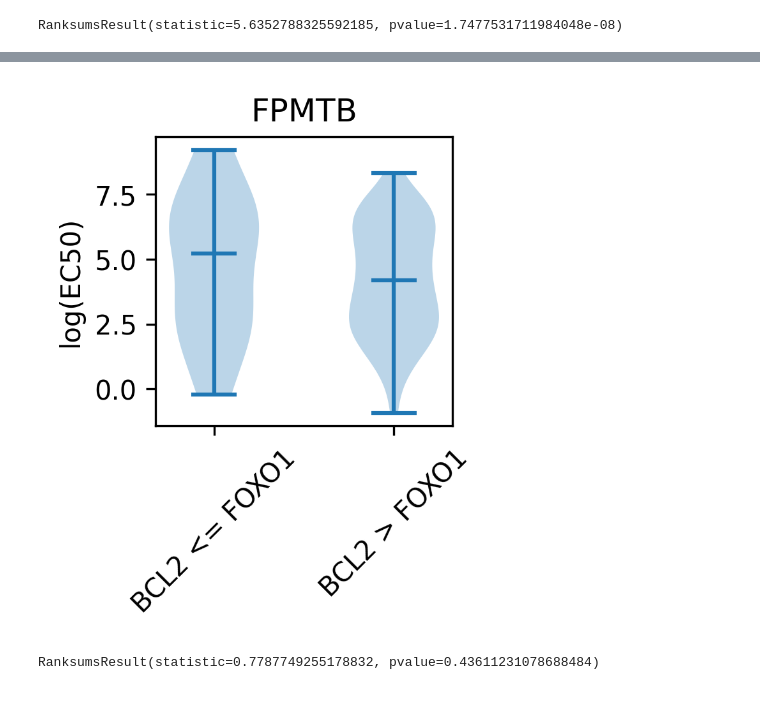
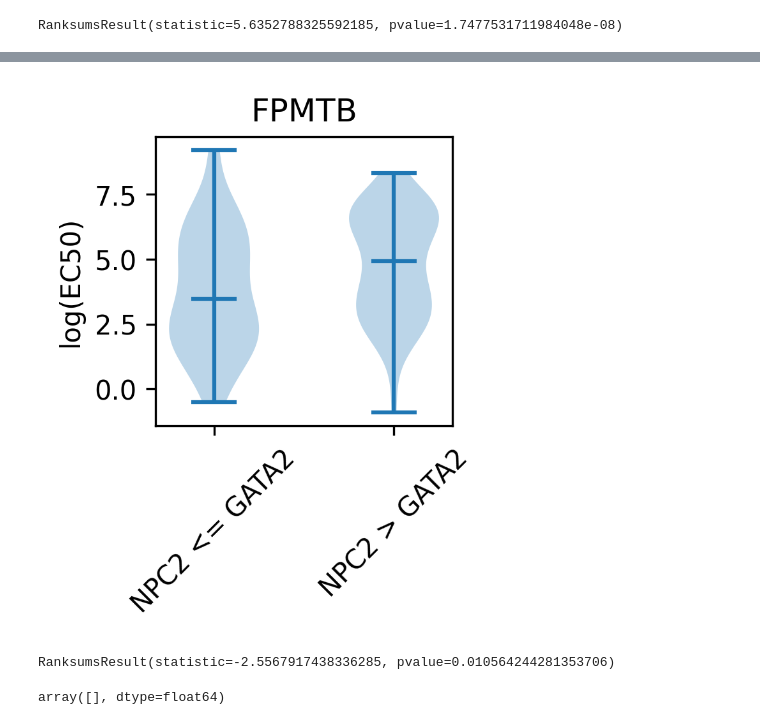
Before and after one commit to gloriachin/KG_Prediction_AML, a Jupyter notebook: step9_validation_of_features.ipynb, the cells around one changed output, grey strips where cells are left out. Cells and saved outputs as stored; diff of their text form; code cells hidden in the pictures.

```diff
--- a/step9_validation_of_features.ipynb
+++ b/step9_validation_of_features.ipynb
@@ -343,14 +436,14 @@ Feature = "NPC2-GATA2"
 NPC2_GATA2_df = CPM_FIMM.loc[["ENSG00000119655","ENSG00000179348"],:]
 
 
-Feature = "BCL2-NFKB2"
-NPC2_GATA2_df = CPM_FIMM.loc[["ENSG00000171791","ENSG00000077150"],:]
+#Feature = "BCL2-NFKB2"
+#NPC2_GATA2_df = CPM_FIMM.loc[["ENSG00000171791","ENSG00000077150"],:]
 
 #Feature = "FGD4-MIR4519" #MIR4519 is not measured in FIMM dataset
 #NPC2_GATA2_dfCPM_FIMM.loc[["ENSG00000139132","ENSG00000265991"]]
 
-Feature = "BCL2-FOXO1"
-NPC2_GATA2_df = CPM_FIMM.loc[["ENSG00000171791","ENSG00000150907"]]
+#Feature = "BCL2-FOXO1"
+#NPC2_GATA2_df = CPM_FIMM.loc[["ENSG00000171791","ENSG00000150907"]]
 
 NPC2_GATA2_df.index = [Feature.split("-")[0],Feature.split("-")[1]]
 
@@ -358,32 +451,32 @@ NPC2_GATA2_df.index = [Feature.split("-")[0],Feature.split("-")[1]]
 NPC2_GATA2_df = NPC2_GATA2_df.loc[:,NPC2_GATA2_df.columns.str.contains("AML")]
 
 # exclude healthy samples in Venetoclax_FIMM
 Venetoclax_FIMM = Venetoclax_FIMM.loc[Venetoclax_FIMM['Sample_ID'].str.contains("AML"),:]
 #Venetoclax_FIMM
 
 
 # substrate NPC2 with GATA2
 new_feature_df_t_FIMM = formating_relative_expression(NPC2_GATA2_df,[Feature.split("-")[0]],[Feature.split("-")[1]], KG_reg)
 new_feature_df_t_FIMM.columns = [Feature]
 
 #Feature = "FGD4-MIR4519"
 
 arr1 = Venetoclax_FIMM.loc[Venetoclax_FIMM["Sample_ID"].isin(new_feature_df_t_FIMM.loc[new_feature_df_t_FIMM[Feature] == 0,].index)]['EC50']
 arr2 = Venetoclax_FIMM.loc[Venetoclax_FIMM["Sample_ID"].isin(new_feature_df_t_FIMM.loc[new_feature_df_t_FIMM[Feature] == 1,].index)]['EC50']
 
 
 #plot a violin plot for arr1 and arr2
 plt.figure(dpi = 300, figsize = (2, 2))
 plt.violinplot([np.log(arr1), np.log(arr2)], showmedians=True)
 plt.ylabel('log(EC50)')
 plt.title("FPMTB")
 plt.xticks([1, 2],
            [' <= '.join([Feature.split("-")[0], Feature.split('-')[1]]),  ' > '.join([Feature.split("-")[0], Feature.split('-')[1]])],
            rotation = 45)
 plt.show()
 
 # wilcoxon rank sum test for arr1 and arr2
 stats.ranksums(arr1, arr2)
 # %% [output]
-[figure, old version]
+[figure, new version]
-RanksumsResult(statistic=0.7787749255178832, pvalue=0.43611231078688484)
+RanksumsResult(statistic=-2.5567917438336285, pvalue=0.010564244281353706)
@@ -389,0 +523,4 @@ RanksumsResult(statistic=0.7787749255178832, pvalue=0.43611231078688484)
+# %%
+Venetoclax_FIMM.loc[Venetoclax_FIMM["Sample_ID"].isin(I_1_1),:]['EC50'].values
+# %% [output]
+array([], dtype=float64)
```
Also changed, not shown: parts of 14 cells of this notebook, 6 other files.
